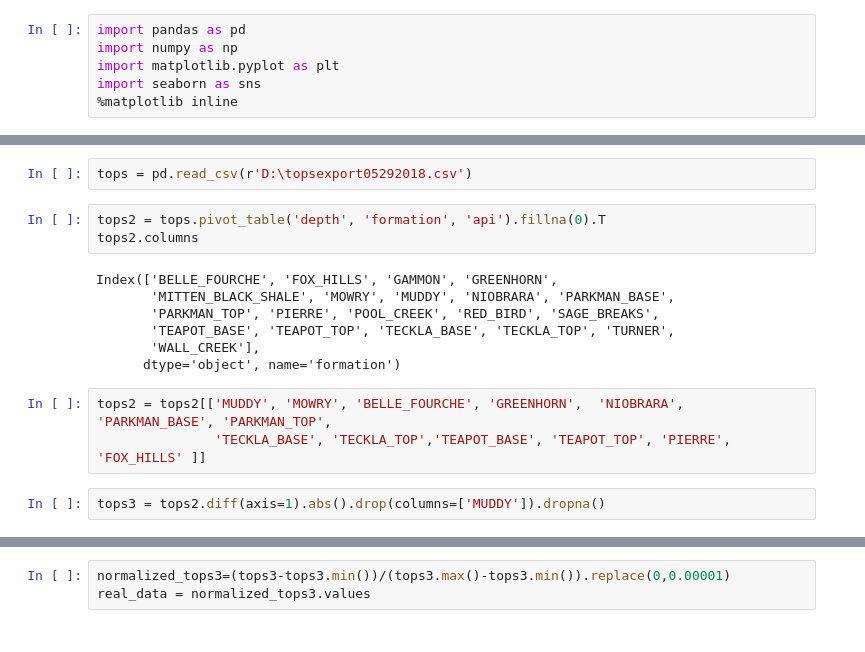
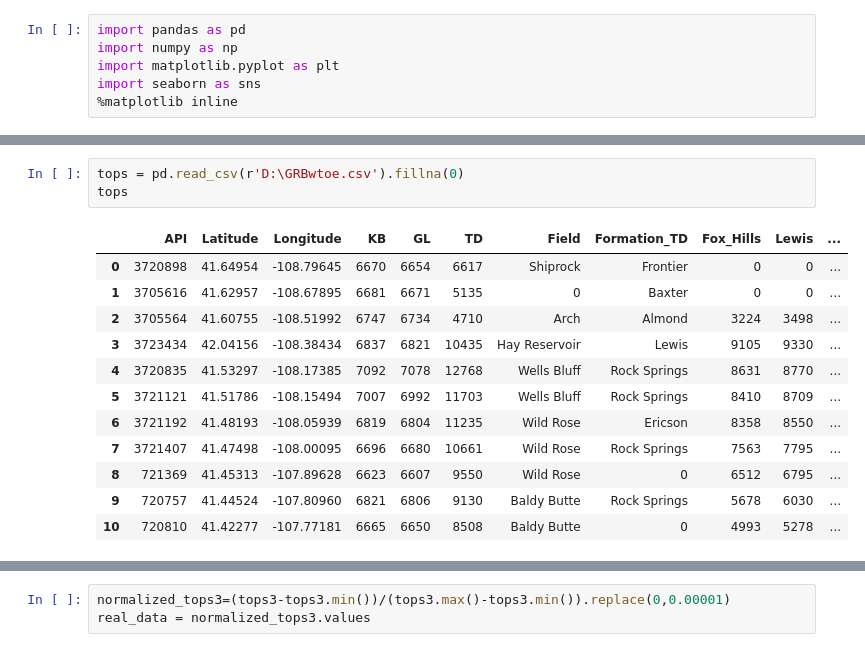
Before and after one commit to jessepisel/stratal-geometries, a Jupyter notebook: varying levels of erosion.ipynb, the cells around one changed output, grey strips where cells are left out. Drawn from its saved outputs; the diff is of its cells as text.

```diff
--- a/varying levels of erosion.ipynb
+++ b/varying levels of erosion.ipynb
@@ -149,17 +158,16 @@ skplt.metrics.plot_confusion_matrix(y_test, np.argmax(preds, axis=1), normalize=
 # %%
-tops = pd.read_csv(r'D:\topsexport05292018.csv')
+tops = pd.read_csv(r'D:\GRBwtoe.csv').fillna(0)
+tops
+# %% [output]
+|  | API | Latitude | Longitude | KB | GL | TD | Field | Formation_TD | Fox_Hills | Lewis | ... |
+| 0 | 3720898 | 41.64954 | -108.79645 | 6670 | 6654 | 6617 | Shiprock | Frontier | 0 | 0 | ... |
+| 1 | 3705616 | 41.62957 | -108.67895 | 6681 | 6671 | 5135 | 0 | Baxter | 0 | 0 | ... |
+| 2 | 3705564 | 41.60755 | -108.51992 | 6747 | 6734 | 4710 | Arch | Almond | 3224 | 3498 | ... |
+| 3 | 3723434 | 42.04156 | -108.38434 | 6837 | 6821 | 10435 | Hay Reservoir | Lewis | 9105 | 9330 | ... |
+| 4 | 3720835 | 41.53297 | -108.17385 | 7092 | 7078 | 12768 | Wells Bluff | Rock Springs | 8631 | 8770 | ... |
+| 5 | 3721121 | 41.51786 | -108.15494 | 7007 | 6992 | 11703 | Wells Bluff | Rock Springs | 8410 | 8709 | ... |
+| 6 | 3721192 | 41.48193 | -108.05939 | 6819 | 6804 | 11235 | Wild Rose | Ericson | 8358 | 8550 | ... |
+| 7 | 3721407 | 41.47498 | -108.00095 | 6696 | 6680 | 10661 | Wild Rose | Rock Springs | 7563 | 7795 | ... |
+| 8 | 721369 | 41.45313 | -107.89628 | 6623 | 6607 | 9550 | Wild Rose | 0 | 6512 | 6795 | ... |
+| 9 | 720757 | 41.44524 | -107.80960 | 6821 | 6806 | 9130 | Baldy Butte | Rock Springs | 5678 | 6030 | ... |
+| 10 | 720810 | 41.42277 | -107.77181 | 6665 | 6650 | 8508 | Baldy Butte | 0 | 4993 | 5278 | ... |
-# %%
-tops2 = tops.pivot_table('depth', 'formation', 'api').fillna(0).T
-tops2.columns
-# %% [output]
-Index(['BELLE_FOURCHE', 'FOX_HILLS', 'GAMMON', 'GREENHORN',
-       'MITTEN_BLACK_SHALE', 'MOWRY', 'MUDDY', 'NIOBRARA', 'PARKMAN_BASE',
-       'PARKMAN_TOP', 'PIERRE', 'POOL_CREEK', 'RED_BIRD', 'SAGE_BREAKS',
-       'TEAPOT_BASE', 'TEAPOT_TOP', 'TECKLA_BASE', 'TECKLA_TOP', 'TURNER',
-       'WALL_CREEK'],
-      dtype='object', name='formation')
-# %%
-tops2 = tops2[['MUDDY', 'MOWRY', 'BELLE_FOURCHE', 'GREENHORN',  'NIOBRARA', 'PARKMAN_BASE', 'PARKMAN_TOP',
-               'TECKLA_BASE', 'TECKLA_TOP','TEAPOT_BASE', 'TEAPOT_TOP', 'PIERRE', 'FOX_HILLS' ]]
-# %%
-tops3 = tops2.diff(axis=1).abs().drop(columns=['MUDDY']).dropna()
```
Also changed, not shown: parts of 20 cells of this notebook, 1 other file.
